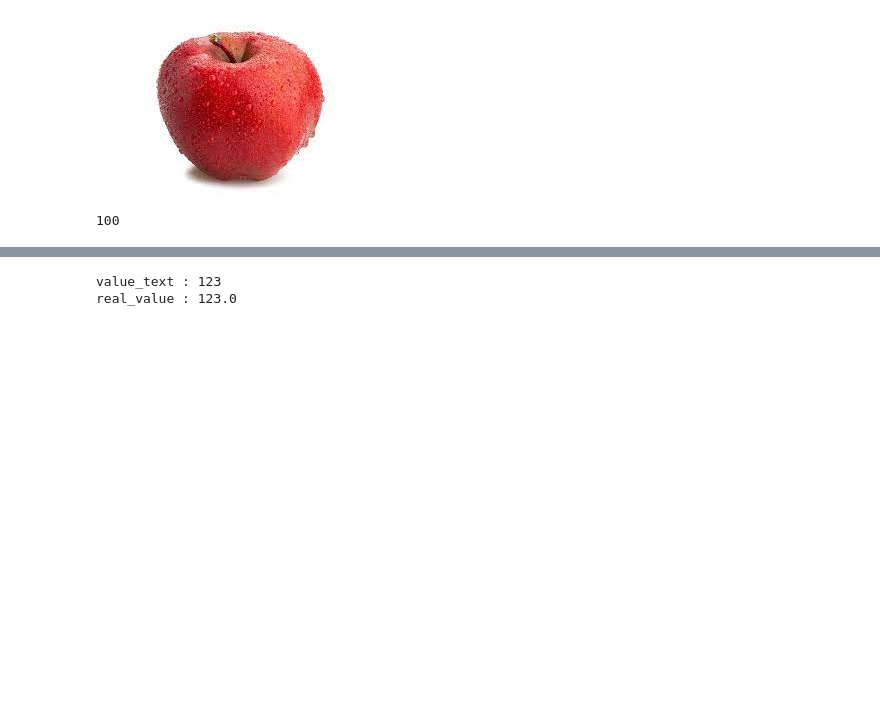
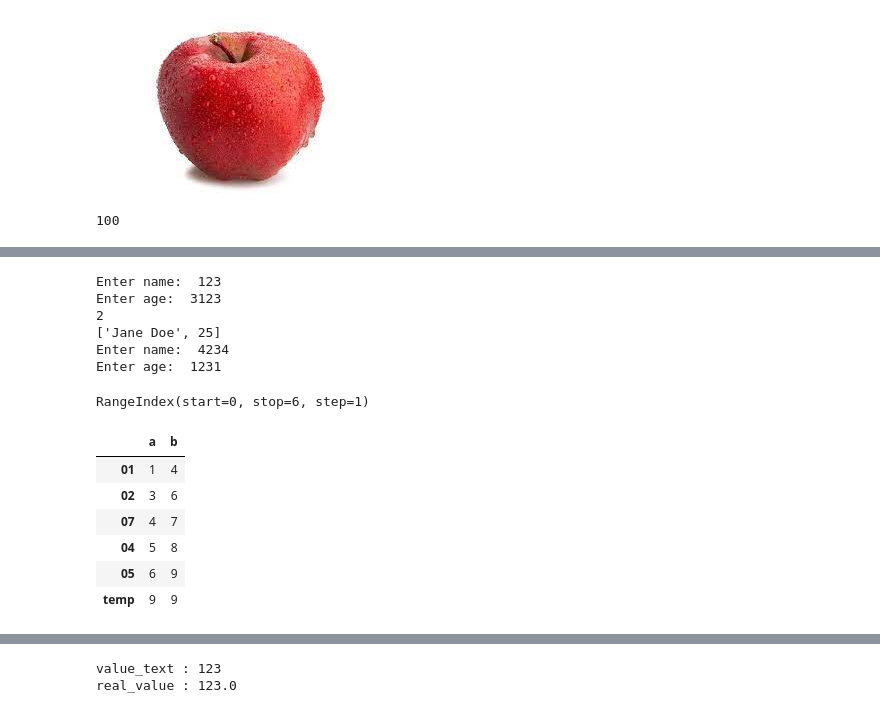
Before and after one commit to tdat97/Weight-Label, a Jupyter notebook: Untitled.ipynb, the cells around one changed output, grey strips where cells are left out. Saved outputs shown, nothing was run; the diff lists cells and outputs as text; code cells hidden in the pictures; blank space fills up the shorter version.

```diff
--- a/Untitled.ipynb
+++ b/Untitled.ipynb
@@ -137,0 +355,80 @@ str(datetime.date.today())
+# %%
+import tkinter as tk
+from tkinter import ttk
+
+class App:
+    def __init__(self, master):
+        self.master = master
+        self.tree = ttk.Treeview(master, columns=('Name', 'Age'))
+        self.tree.heading('#0', text='ID')
+        self.tree.heading('Name', text='Name')
+        self.tree.heading('Age', text='Age')
+        self.tree.pack()
+
+        # Add button
+        add_button = tk.Button(master, text='Add', command=self.add_item)
+        add_button.pack()
+
+        # Edit button
+        edit_button = tk.Button(master, text='Edit', command=self.edit_item)
+        edit_button.pack()
+
+        # Delete button
+        delete_button = tk.Button(master, text='Delete', command=self.delete_item)
+        delete_button.pack()
+
+        # Populate treeview with some sample data
+        self.tree.insert('', 'end', text='1', values=('John Doe', 30))
+        self.tree.insert('', 'end', text='2', values=('Jane Doe', 25))
+
+    def add_item(self):
+        name = input('Enter name: ')
+        age = input('Enter age: ')
+        item = self.tree.get_children()[-1] # I001 : str
+        print(self.tree.item(item)['text'])
+        print(self.tree.item(item)['values'])
+        text = "I{:03d}".format(int(item[-3:]) + 1)
+        self.tree.insert('', 'end', )#text=text,
+                         #values=(name, age))
+
+    def edit_item(self):
+        item = self.tree.selection()[0]
+        name = input('Enter new name: ')
+        age = input('Enter new age: ')
+        self.tree.item(item, values=(name, age))
+
+    def delete_item(self):
+        item = self.tree.selection()[0]
+        self.tree.delete(item)
+
+root = tk.Tk()
+app = App(root)
+root.mainloop()
+# %% [output]
+Enter name:  123
+Enter age:  3123
+2
+['Jane Doe', 25]
+Enter name:  4234
+Enter age:  1231
+# %%
+import pandas as pd
+
+# DataFrame 생성
+df = pd.DataFrame({'a': [1, 2, 3, 4, 5, 6], 'b': [4, 5, 6, 7, 8, 9]})#, index=['x', 'y', 'z'])
+
+# index들 출력
+print(df.index)
+df = df.drop(1)
+df.index = ['01', '02', '07', '04', '05']
+df.loc['temp'] = [9,9]
+df
+# %% [output]
+RangeIndex(start=0, stop=6, step=1)
+|  | a | b |
+| 01 | 1 | 4 |
+| 02 | 3 | 6 |
+| 07 | 4 | 7 |
+| 04 | 5 | 8 |
+| 05 | 6 | 9 |
+| temp | 9 | 9 |
```
Also changed, not shown: parts of 36 cells of this notebook, 13 other files.
